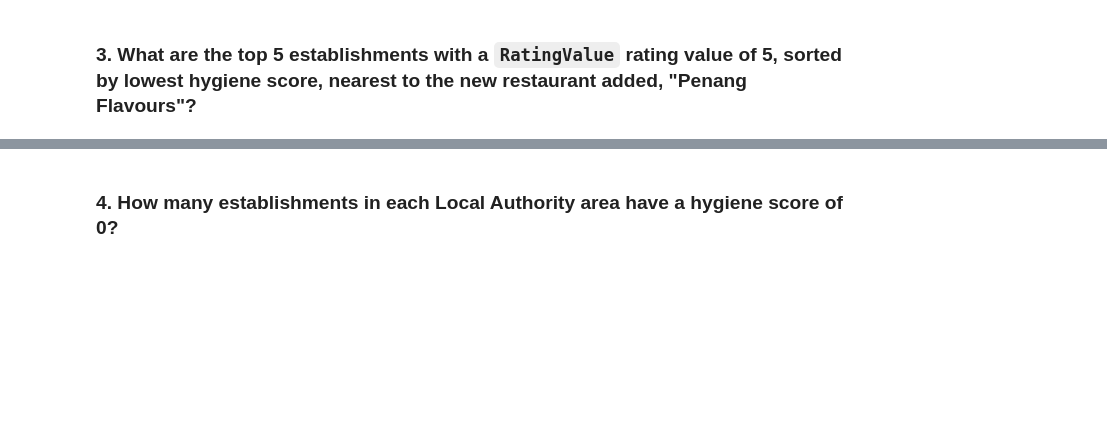
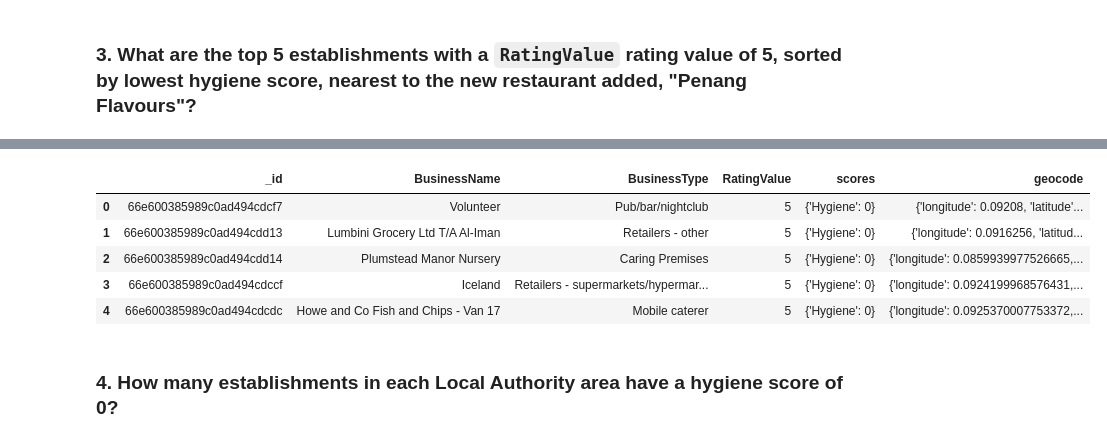
Before and after one commit to AdebolaShelby/no-sql-challenge, a Jupyter notebook: Starter_Code/NoSQL_analysis_starter.ipynb, the cells around one changed output, grey strips where cells are left out. Cells and saved outputs as stored; diff of their text form; code cells hidden in the pictures; blank space fills up the shorter version.

```diff
--- a/Starter_Code/NoSQL_analysis_starter.ipynb
+++ b/Starter_Code/NoSQL_analysis_starter.ipynb
@@ -75,0 +160,19 @@ limit =
+# %%
+degree_search = 0.01
+latitude = 51.49014200
+longitude = 0.08384000
+
+query = penang_fields = {'BusinessName': 1, 'BusinessType': 1, 'geocode': 1, 'scores.Hygiene': 1, 'RatingValue': 1}
+sort = [('scores.Hygiene', 1)]
+limit = 5
+
+# Print the results
+penang_results = establishments.find({
+    'geocode.latitude': {'$gte': latitude - degree_search, '$lte': latitude + degree_search},
+    'geocode.longitude': {'$gte': longitude - degree_search, '$lte': longitude + degree_search},
+    'RatingValue': 5
+}, penang_fields).sort(sort).limit(limit)
+
+for result in penang_results:
+    pprint(result)
+    print('\n')
@@ -76,5 +197,21 @@ limit =
 # %%
 # Convert result to Pandas DataFrame
+penang_results = establishments.find({
+    'geocode.latitude': {'$gte': latitude - degree_search, '$lte': latitude + degree_search},
+    'geocode.longitude': {'$gte': longitude - degree_search, '$lte': longitude + degree_search},
+    'RatingValue': 5
+}, penang_fields).sort(sort).limit(limit)
+
+
+penang_results_df = pd.DataFrame(penang_results)
+penang_results_df
+# %% [output]
+|  | _id | BusinessName | BusinessType | RatingValue | scores | geocode |
+| 0 | 66e600385989c0ad494cdcf7 | Volunteer | Pub/bar/nightclub | 5 | {'Hygiene': 0} | {'longitude': 0.09208, 'latitude'... |
+| 1 | 66e600385989c0ad494cdd13 | Lumbini Grocery Ltd T/A Al-Iman | Retailers - other | 5 | {'Hygiene': 0} | {'longitude': 0.0916256, 'latitud... |
+| 2 | 66e600385989c0ad494cdd14 | Plumstead Manor Nursery | Caring Premises | 5 | {'Hygiene': 0} | {'longitude': 0.0859939977526665,... |
+| 3 | 66e600385989c0ad494cdccf | Iceland | Retailers - supermarkets/hypermar... | 5 | {'Hygiene': 0} | {'longitude': 0.0924199968576431,... |
+| 4 | 66e600385989c0ad494cdcdc | Howe and Co Fish and Chips - Van 17 | Mobile caterer | 5 | {'Hygiene': 0} | {'longitude': 0.0925370007753372,... |
 # %% [markdown]
 ### 4. How many establishments in each Local Authority area have a hygiene score of 0?
 # %%
```
Also changed, not shown: parts of 7 cells of this notebook.
